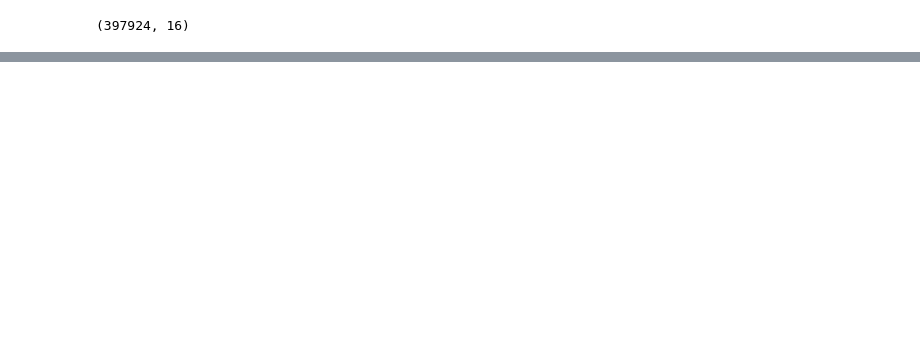
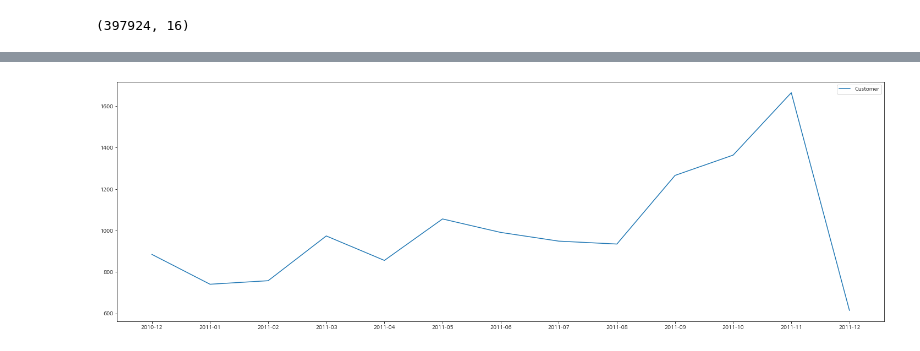
Before and after one commit to seonydg/ml-development-of-e-commerce-purchase-indicators, a Jupyter notebook: development-of-e-commerce-purchase-indicators.ipynb, the cells around one changed output, grey strips where cells are left out. Saved outputs shown, nothing was run; the diff lists cells and outputs as text; code cells hidden in the pictures; blank space fills up the shorter version.

```diff
--- a/development-of-e-commerce-purchase-indicators.ipynb
+++ b/development-of-e-commerce-purchase-indicators.ipynb
@@ -517,0 +529,3 @@ df.shape
+# %%
+customer_df = df.groupby('Month', as_index=False)['CustomerID'].nunique()
+customer_df.head()
@@ -517,0 +539,7 @@ df.shape
+# %%
+plt.figure(figsize=(25, 8))
+plt.plot(customer_df['Month'], customer_df['CustomerID'], label='Customer')
+plt.legend()
+plt.show()
+# %% [output]
+[figure, added]
```
Also changed, not shown: parts of 22 cells of this notebook.
